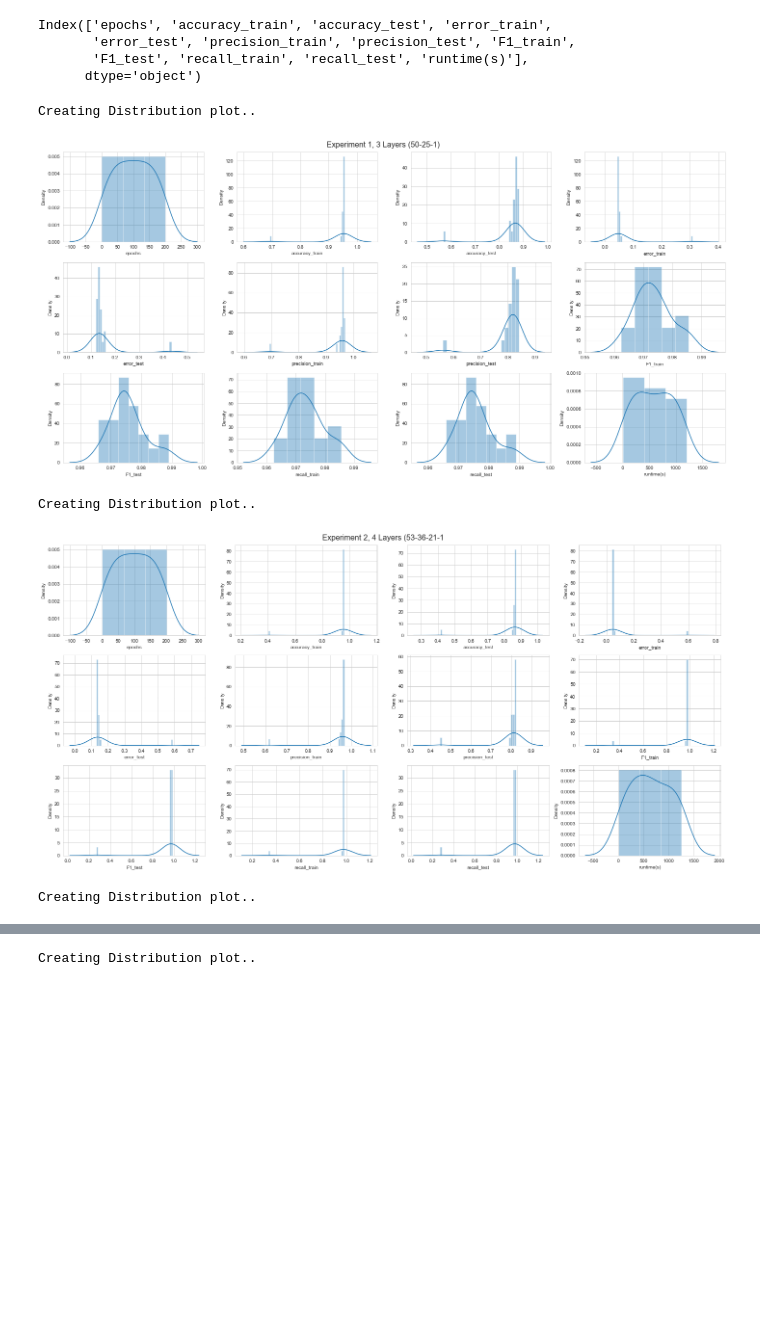
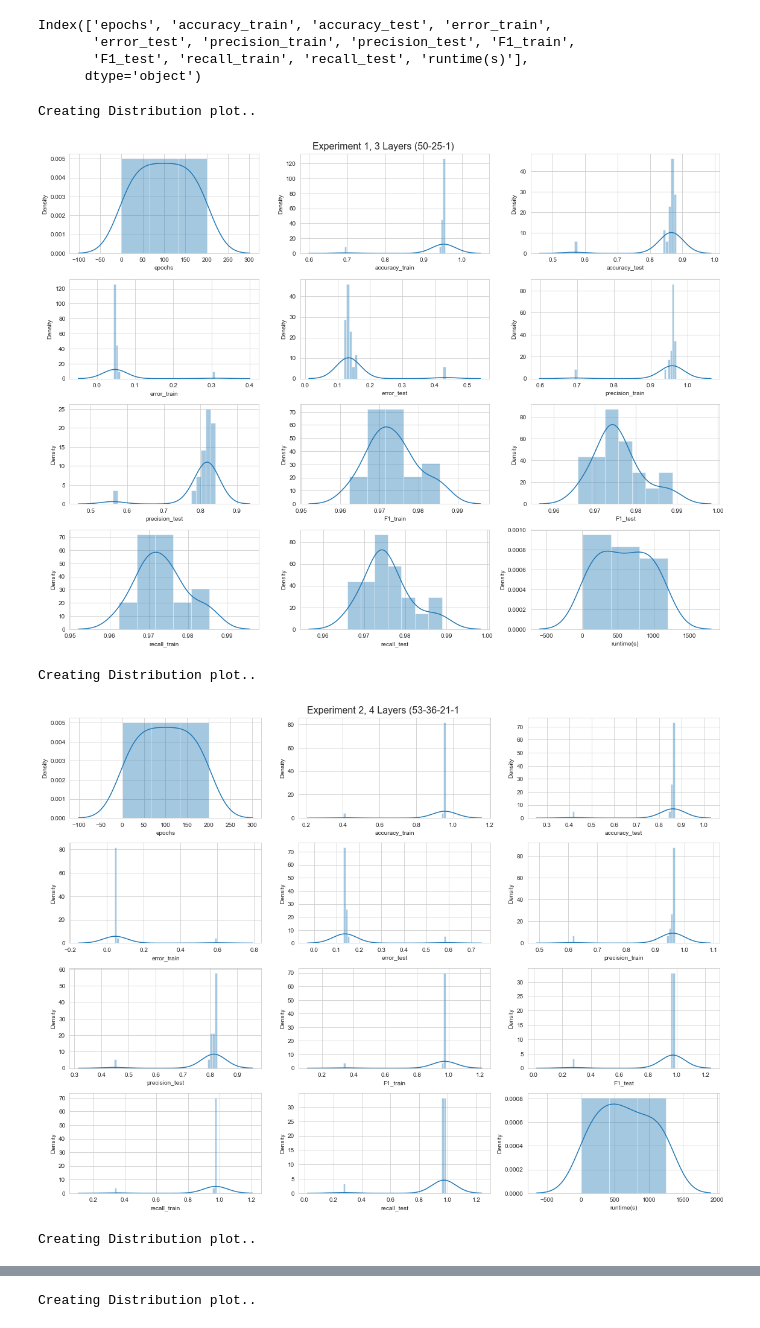
Before and after one commit to sajepangnanasivam/Anomaly-Detection, a Jupyter notebook: Data Analysis/(22) Data Analysis (ANN Experiments).ipynb, the cells around one changed output, grey strips where cells are left out. Drawn from its saved outputs; the diff is of its cells as text; code cells hidden in the pictures; blank space fills up the shorter version.

Commit message:
Data analsysis and Experiments

```diff
--- a/Data Analysis/(22) Data Analysis (ANN Experiments).ipynb
+++ b/Data Analysis/(22) Data Analysis (ANN Experiments).ipynb
@@ -38,11 +42,11 @@ Index(['epochs', 'accuracy_train', 'accuracy_test', 'error_train',
 # %%
 def UNSW_distplot(df, list_of_columns, rows, cols, title, fig_x, fig_y):
     # Categorical Data
-    rows = 3  # number of rows
-    cols = 4  # number of columns
+    rows = rows  # number of rows
+    cols = cols  # number of columns
     c = 1  # initialize plot counter
     sns.set_style("whitegrid")
-    print("Creating Distribution plot..")
+    print(f"Creating Distribution plot for {title}")
 
     fig = plt.figure(figsize=(fig_x, fig_y))
     fig.suptitle(title, size=16)
@@ -68,13 +72,13 @@ df7 = pd.read_csv("../ANN/ANN_200E_11L(300-250-200-175-150-125-100-75-50-25-1)_A
 # %%
 layer_names = [", 3 Layers (50-25-1)", ", 4 Layers (53-36-21-1", ", 4 Layers (500-250-100-1)", ", 5 Layers (100-75-50-25-1)", ", 7 Layers (200-150-125-100-50-25-1)", ", 9 Layers (200-175-150-125-100-75-50-25-1)", ", 11 Layers (300-250-200-175-150-125-100-75-50-25-1)"]
 dfs = [df1, df2, df3, df4, df5, df6, df7]
 count = 1
 for name, df in zip(layer_names, dfs):
-    UNSW_distplot(df=df, list_of_columns=col_names, rows=3, cols=4, title=f"Experiment {count}{name}", fig_x=20, fig_y=10)
+    UNSW_distplot(df=df, list_of_columns=col_names, rows=4, cols=3, title=f"Experiment {count}{name}", fig_x=16, fig_y=12)
     count +=1
 # %% [output]
 Creating Distribution plot..
-[figure, old version]
+[figure, new version]
 Creating Distribution plot..
-[figure, old version]
+[figure, new version]
 Creating Distribution plot..
```
Also changed, not shown: parts of 3 cells of this notebook, 39 other files.
